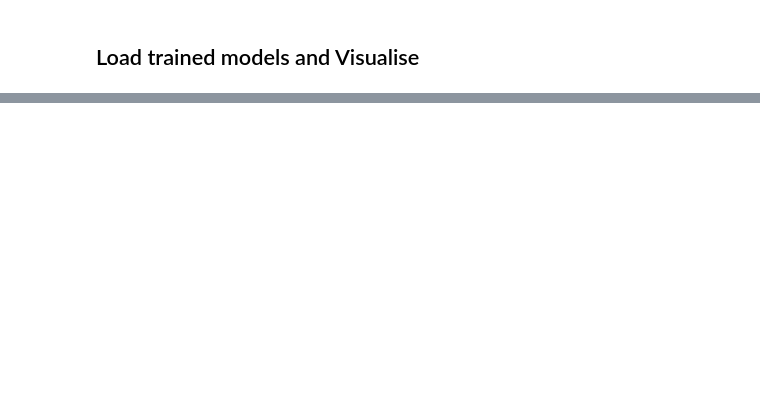
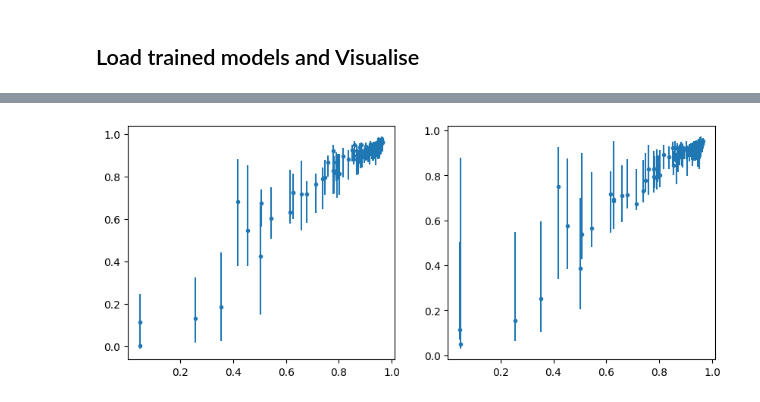
Before and after one commit to filipronn/SEEX30_Cloud_Fog, a Jupyter notebook: Cloud_rm/torch_qrnn_test_1_vs_all_channels.ipynb, the cells around one changed output, grey strips where cells are left out. Cells and saved outputs as stored; diff of their text form; code cells hidden in the pictures; blank space fills up the shorter version.

```diff
--- a/Cloud_rm/torch_qrnn_test_1_vs_all_channels.ipynb
+++ b/Cloud_rm/torch_qrnn_test_1_vs_all_channels.ipynb
@@ -259,0 +278,41 @@ MSE score channel 11, model trained for channel 11: 0.003230131422459352
+# %%
+samples=100
+
+#Get ground truth y, all model
+y_all_samps=y_all[0:samples]
+sort_ind=np.argsort(y_all_samps)
+y_all_samps_sort=y_all_samps[sort_ind]
+
+#Get y predictions, all model
+y_pred_all_samps=y_preds_all_11[0:samples,:]
+y_pred_all_samps_sort=y_pred_all_samps[sort_ind,:]
+
+#Get ground truth y, one model
+y_one_samps=y_one[0:samples]
+sort_ind_one=np.argsort(y_one_samps)
+y_one_samps_sort=y_one_samps[sort_ind_one]
+
+#Get y predictions, one model
+y_pred_one_samps=y_preds_one[0:samples,:]
+y_pred_one_samps_sort=y_pred_one_samps[sort_ind,:]
+
+
+#plt.plot(y_plot_sort,'.')
+fig,ax=plt.subplots(nrows=1,ncols=2)
+ax[0].errorbar(x=y_all_samps_sort
+             ,y=y_pred_all_samps_sort[:,1],
+             yerr=[np.abs(y_pred_all_samps_sort[:,1]-y_pred_all_samps_sort[:,0]),
+                   np.abs(y_pred_all_samps_sort[:,1]-y_pred_all_samps_sort[:,2])],
+                    marker='.',fmt='.')
+#plt.plot(cloudy_sort,'.')
+
+ax[1].errorbar(x=y_one_samps_sort
+             ,y=y_pred_one_samps_sort[:,1],
+             yerr=[np.abs(y_pred_one_samps_sort[:,1]-y_pred_one_samps_sort[:,0]),
+                   np.abs(y_pred_one_samps_sort[:,1]-y_pred_one_samps_sort[:,2])],
+                    marker='.',fmt='.')
+#plt.plot(cloudy_sort,'.')
+
+plt.show()
+# %% [output]
+[figure, added]
```
Also changed, not shown: parts of 6 cells of this notebook, 8 other files.
